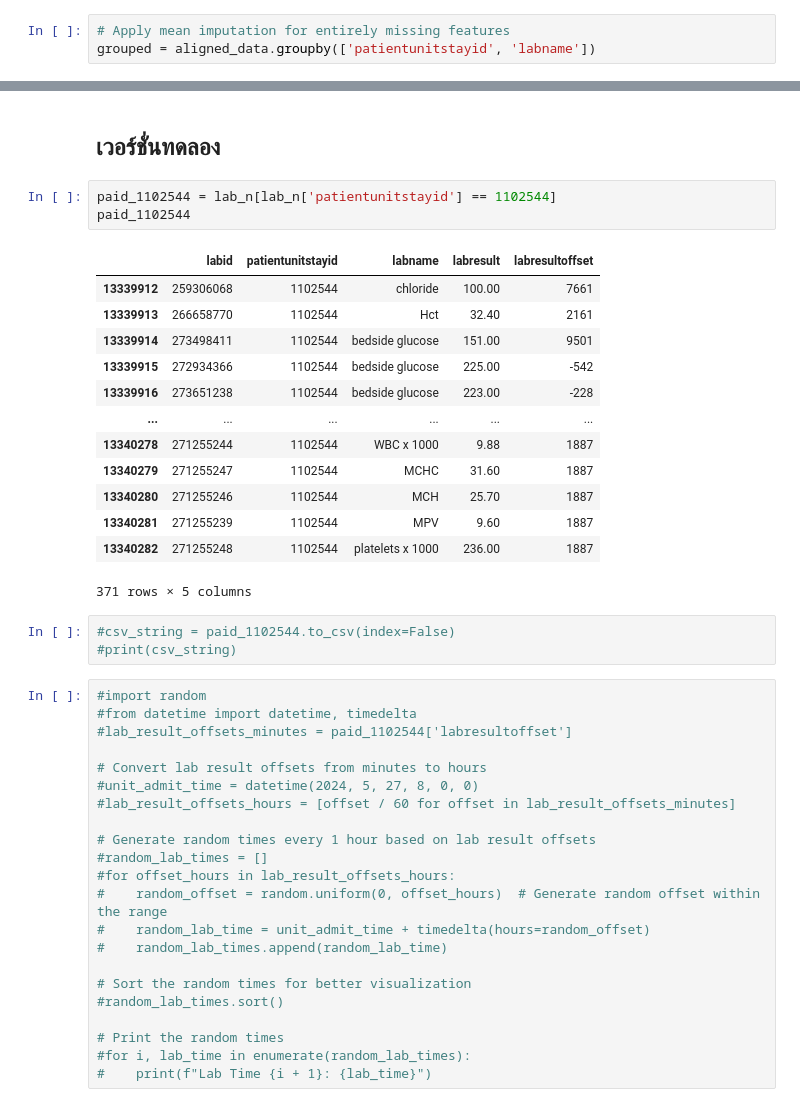
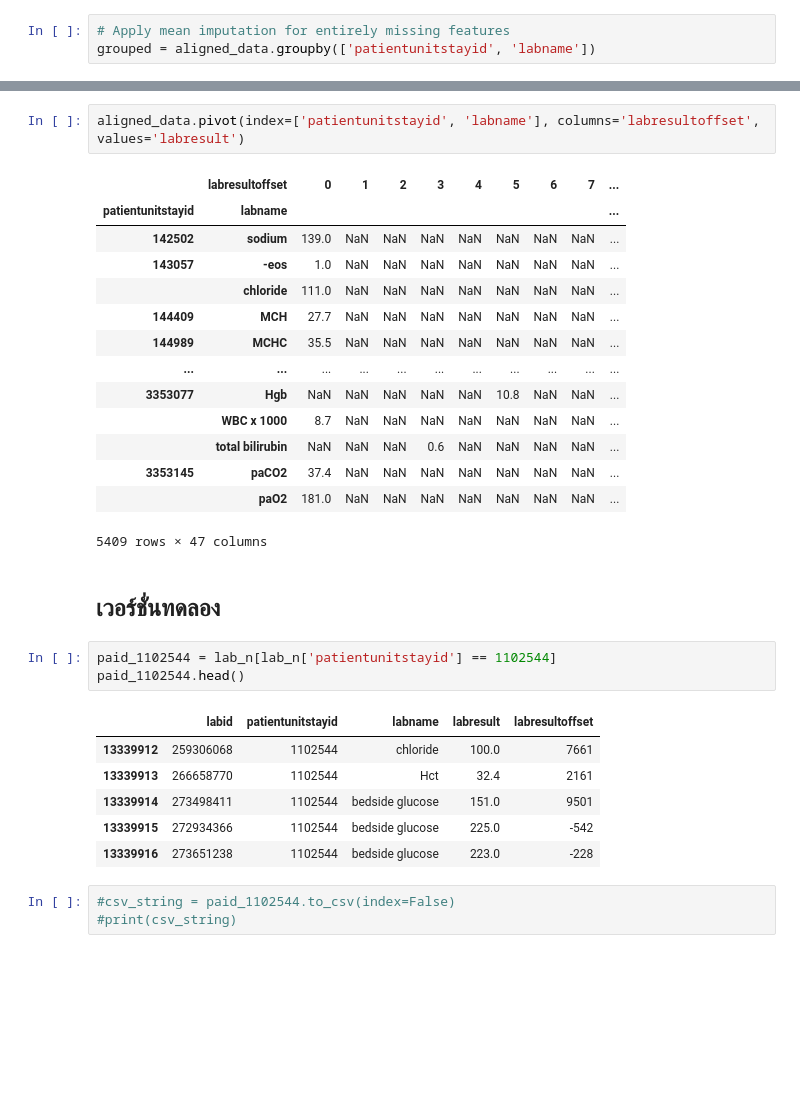
Before and after one commit to Tonry12/Data_joyx2, a Jupyter notebook: Sepsis_eICU_DATA.ipynb, the cells around one changed output, grey strips where cells are left out. Cells and saved outputs as stored; diff of their text form; blank space fills up the shorter version.

```diff
--- a/Sepsis_eICU_DATA.ipynb
+++ b/Sepsis_eICU_DATA.ipynb
@@ -729,44 +702,32 @@ TypeError: incompatible index of inserted column with frame index
+# %%
+aligned_data.pivot(index=['patientunitstayid', 'labname'], columns='labresultoffset', values='labresult')
+# %% [output]
+|  | labresultoffset | 0 | 1 | 2 | 3 | 4 | 5 | 6 | 7 | ... |
+| patientunitstayid | labname |  |  |  |  |  |  |  |  | ... |
+| 142502 | sodium | 139.0 | NaN | NaN | NaN | NaN | NaN | NaN | NaN | ... |
+| 143057 | -eos | 1.0 | NaN | NaN | NaN | NaN | NaN | NaN | NaN | ... |
+|  | chloride | 111.0 | NaN | NaN | NaN | NaN | NaN | NaN | NaN | ... |
+| 144409 | MCH | 27.7 | NaN | NaN | NaN | NaN | NaN | NaN | NaN | ... |
+| 144989 | MCHC | 35.5 | NaN | NaN | NaN | NaN | NaN | NaN | NaN | ... |
+| ... | ... | ... | ... | ... | ... | ... | ... | ... | ... | ... |
+| 3353077 | Hgb | NaN | NaN | NaN | NaN | NaN | 10.8 | NaN | NaN | ... |
+|  | WBC x 1000 | 8.7 | NaN | NaN | NaN | NaN | NaN | NaN | NaN | ... |
+|  | total bilirubin | NaN | NaN | NaN | 0.6 | NaN | NaN | NaN | NaN | ... |
+| 3353145 | paCO2 | 37.4 | NaN | NaN | NaN | NaN | NaN | NaN | NaN | ... |
+|  | paO2 | 181.0 | NaN | NaN | NaN | NaN | NaN | NaN | NaN | ... |
+5409 rows × 47 columns
 # %% [markdown]
 ## เวอร์ชั่นทดลอง
 # %%
 paid_1102544 = lab_n[lab_n['patientunitstayid'] == 1102544]
-paid_1102544
+paid_1102544.head()
 # %% [output]
 |  | labid | patientunitstayid | labname | labresult | labresultoffset |
-| 13339912 | 259306068 | 1102544 | chloride | 100.00 | 7661 |
-| 13339913 | 266658770 | 1102544 | Hct | 32.40 | 2161 |
-| 13339914 | 273498411 | 1102544 | bedside glucose | 151.00 | 9501 |
-| 13339915 | 272934366 | 1102544 | bedside glucose | 225.00 | -542 |
-| 13339916 | 273651238 | 1102544 | bedside glucose | 223.00 | -228 |
-| ... | ... | ... | ... | ... | ... |
-| 13340278 | 271255244 | 1102544 | WBC x 1000 | 9.88 | 1887 |
-| 13340279 | 271255247 | 1102544 | MCHC | 31.60 | 1887 |
-| 13340280 | 271255246 | 1102544 | MCH | 25.70 | 1887 |
-| 13340281 | 271255239 | 1102544 | MPV | 9.60 | 1887 |
-| 13340282 | 271255248 | 1102544 | platelets x 1000 | 236.00 | 1887 |
+| 13339912 | 259306068 | 1102544 | chloride | 100.0 | 7661 |
+| 13339913 | 266658770 | 1102544 | Hct | 32.4 | 2161 |
+| 13339914 | 273498411 | 1102544 | bedside glucose | 151.0 | 9501 |
+| 13339915 | 272934366 | 1102544 | bedside glucose | 225.0 | -542 |
+| 13339916 | 273651238 | 1102544 | bedside glucose | 223.0 | -228 |
-371 rows × 5 columns
 # %%
 #csv_string = paid_1102544.to_csv(index=False)
 #print(csv_string)
-# %%
-#import random
-#from datetime import datetime, timedelta
-#lab_result_offsets_minutes = paid_1102544['labresultoffset']
-
-# Convert lab result offsets from minutes to hours
-#unit_admit_time = datetime(2024, 5, 27, 8, 0, 0)
-#lab_result_offsets_hours = [offset / 60 for offset in lab_result_offsets_minutes]
-
-# Generate random times every 1 hour based on lab result offsets
-#random_lab_times = []
-#for offset_hours in lab_result_offsets_hours:
-#    random_offset = random.uniform(0, offset_hours)  # Generate random offset within the range
-#    random_lab_time = unit_admit_time + timedelta(hours=random_offset)
-#    random_lab_times.append(random_lab_time)
-
-# Sort the random times for better visualization
-#random_lab_times.sort()
-
-# Print the random times
-#for i, lab_time in enumerate(random_lab_times):
-#    print(f"Lab Time {i + 1}: {lab_time}")
```
Also changed, not shown: parts of 30 cells of this notebook.
